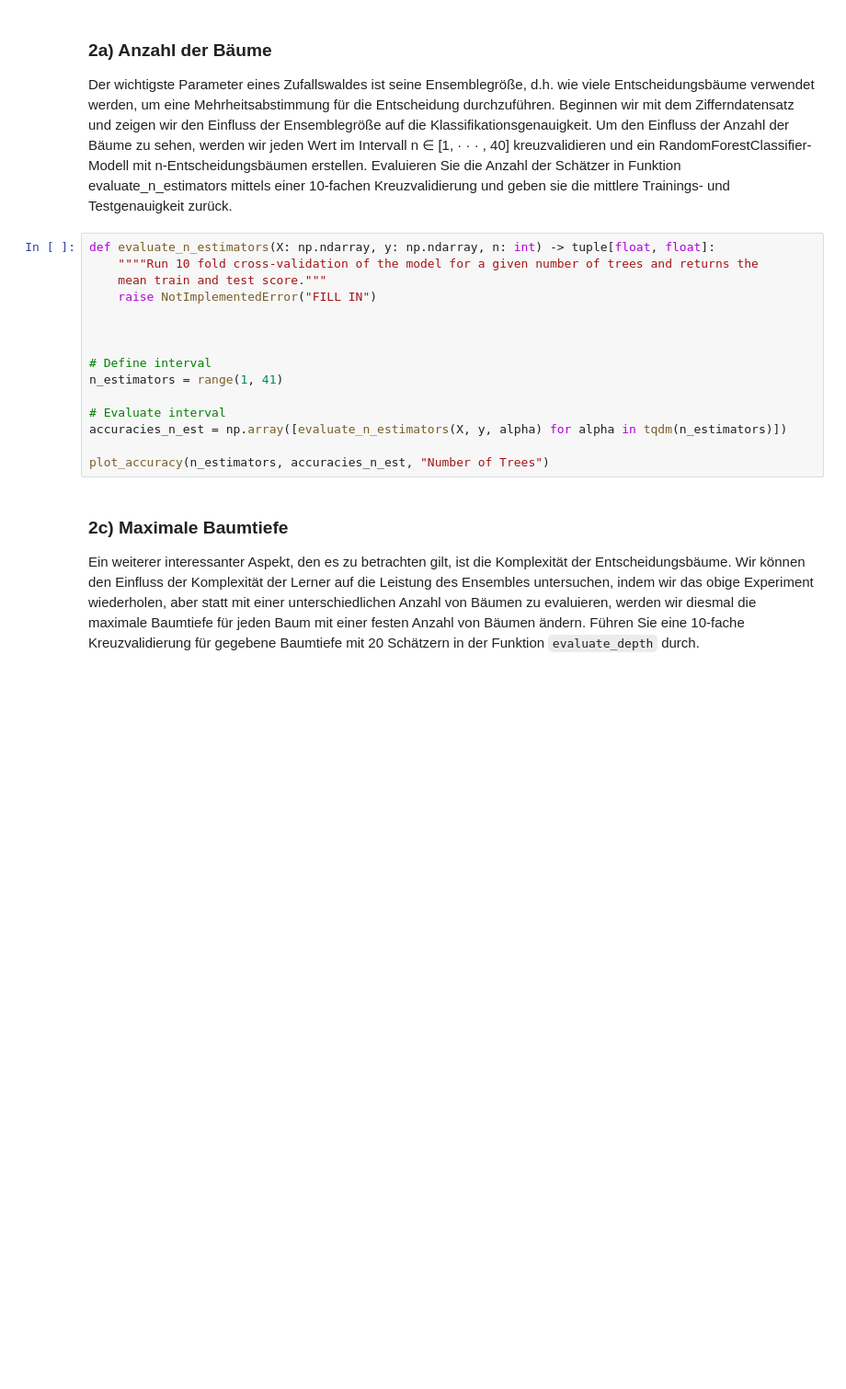
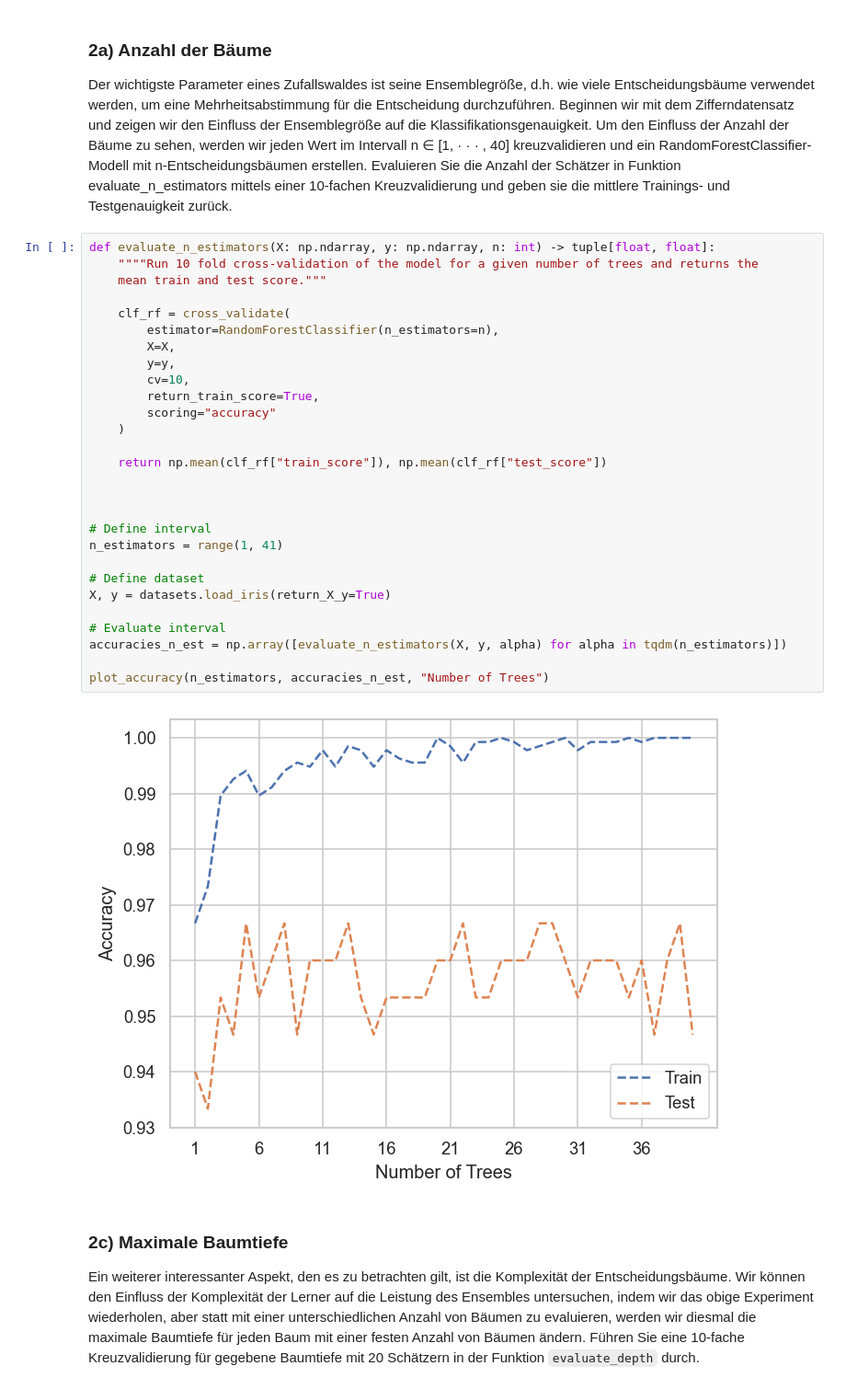
Before and after one commit to dissgod99/Data-Mining-and-Machine-Learning-SS23, a Jupyter notebook: H5_Random_Forest/05_Vorlage.ipynb, the cells around one changed output. Shown: that part at 92% size. Saved outputs shown, nothing was run; the diff lists cells and outputs as text; blank space fills up the shorter version.

Commit message:
Implement Cross Validation for multiple tree sizes and plot the curve

```diff
--- a/H5_Random_Forest/05_Vorlage.ipynb
+++ b/H5_Random_Forest/05_Vorlage.ipynb
@@ -254,18 +254,33 @@ Trainings- und Testgenauigkeit zurück.
 # %%
 def evaluate_n_estimators(X: np.ndarray, y: np.ndarray, n: int) -> tuple[float, float]:
     """"Run 10 fold cross-validation of the model for a given number of trees and returns the
     mean train and test score."""
-    raise NotImplementedError("FILL IN")
+
+    clf_rf = cross_validate(
+        estimator=RandomForestClassifier(n_estimators=n),
+        X=X,
+        y=y,
+        cv=10,
+        return_train_score=True,
+        scoring="accuracy"
+    )
+
+    return np.mean(clf_rf["train_score"]), np.mean(clf_rf["test_score"])
 
 
 
 # Define interval
 n_estimators = range(1, 41)
 
+# Define dataset
+X, y = datasets.load_iris(return_X_y=True)
+
 # Evaluate interval
 accuracies_n_est = np.array([evaluate_n_estimators(X, y, alpha) for alpha in tqdm(n_estimators)])
 
 plot_accuracy(n_estimators, accuracies_n_est, "Number of Trees")
+# %% [output]
+[figure, added]
 # %% [markdown]
 ### 2c) Maximale Baumtiefe
 
```
